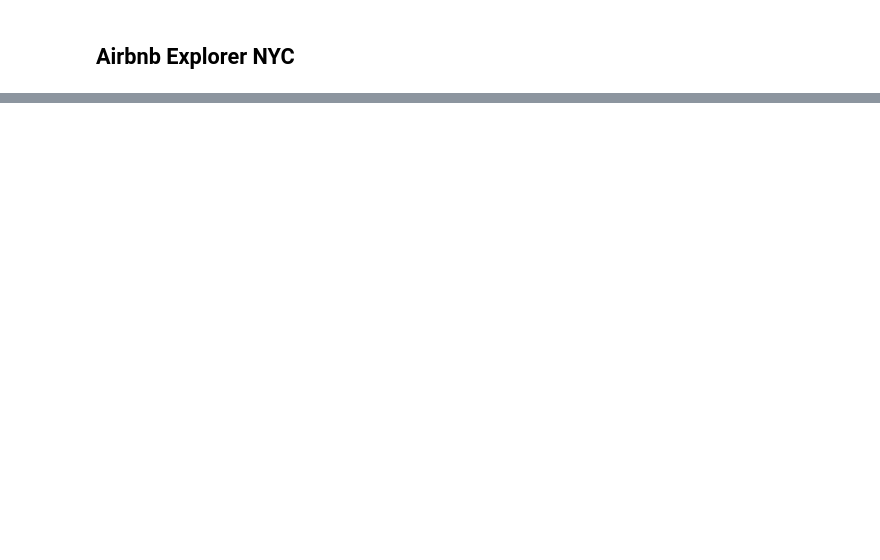
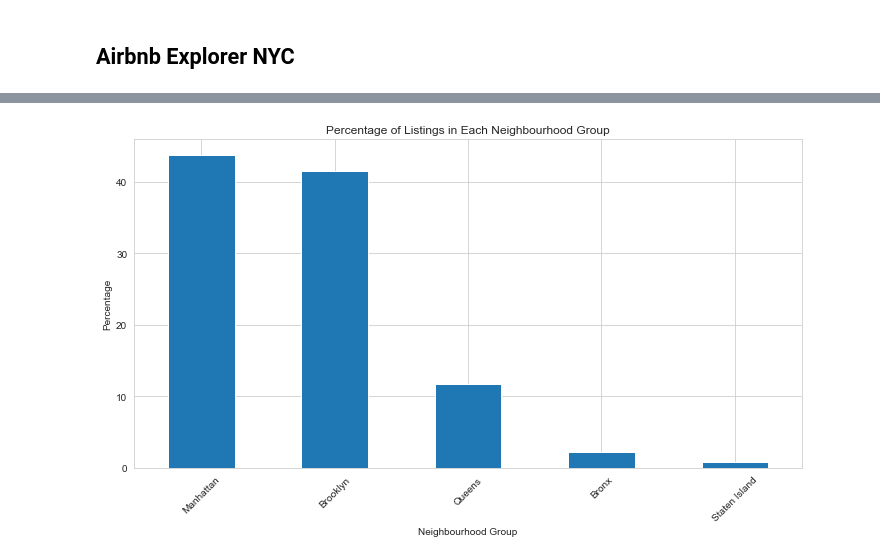
Before and after one commit to ItsAlexousd/umich-airbnb-explorer-nyc, a Jupyter notebook: airbnb-explorer-nyc.ipynb, the cells around one changed output, grey strips where cells are left out. Cells and saved outputs as stored; diff of their text form; code cells hidden in the pictures; blank space fills up the shorter version.

Commit message:
feat:Neighbourhood analysis by price and reviews

```diff
--- a/airbnb-explorer-nyc.ipynb
+++ b/airbnb-explorer-nyc.ipynb
@@ -8,4 +9,7 @@ from dash import Dash, html, dcc, Input, Output
 # %%
 df = pd.read_csv('data/AB_NYC_2019.csv')
 
-df.head()
+df.head(5)
+max_price = df['price'].quantile(0.98)
+df = df[df['price']<=max_price]
+df = df[df['price'] > 0]
@@ -32,0 +16,5 @@ Dash is running on http://127.0.0.1:4000/
+# %%
+neighbourhood_percentage = (df['neighbourhood'].value_counts() / len(df)) * 100
+neighbourhood_group_percentage = (df['neighbourhood_group'].value_counts() / len(df)) * 100
+print(neighbourhood_percentage)
+print(neighbourhood_group_percentage)
@@ -32,0 +40,14 @@ Dash is running on http://127.0.0.1:4000/
+# %%
+# Create a bar graph
+plt.figure(figsize=(10, 6))
+neighbourhood_group_percentage.plot(kind='bar')
+plt.title("Percentage of Listings in Each Neighbourhood Group")
+plt.xlabel("Neighbourhood Group")
+plt.ylabel("Percentage")
+plt.xticks(rotation=45)
+plt.tight_layout()
+
+# Display the graph
+plt.show()
+# %% [output]
+[figure, added]
```
Also changed, not shown: parts of 10 cells of this notebook.
